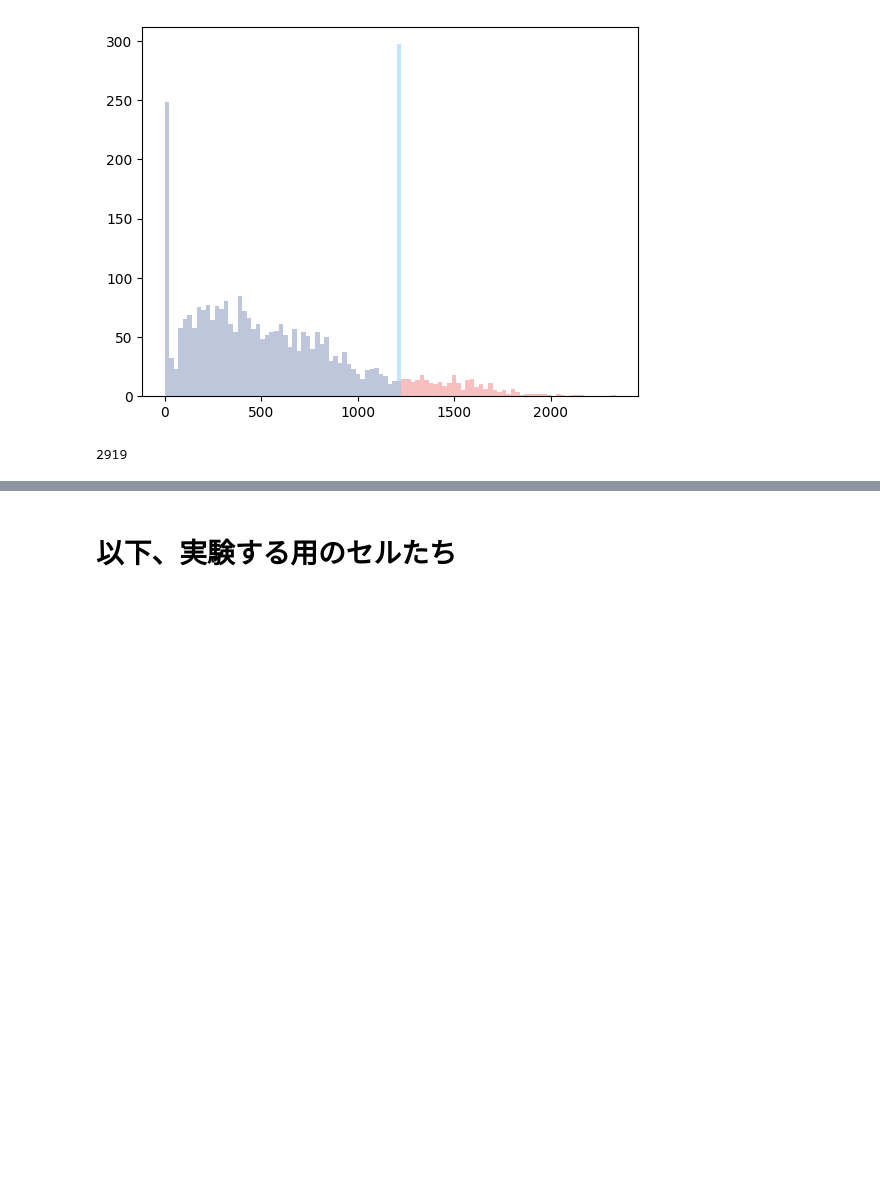
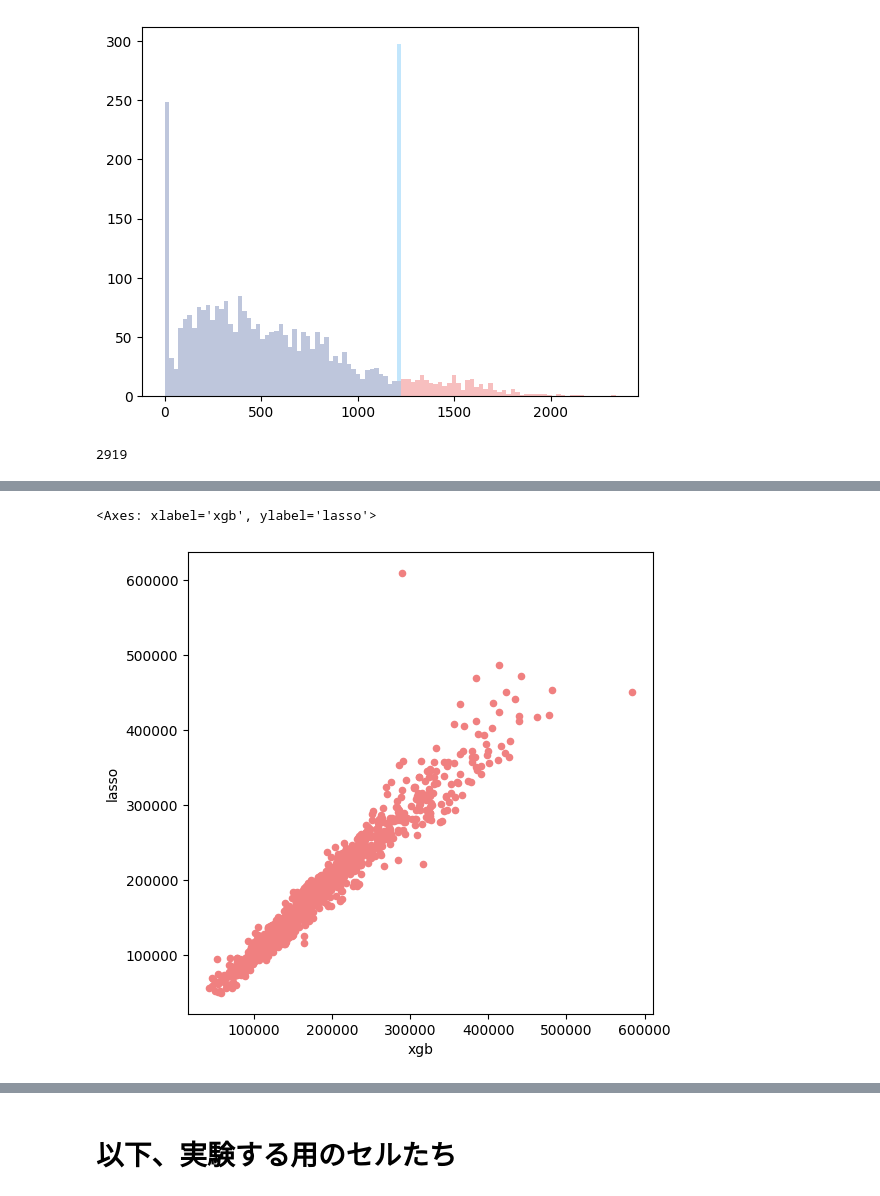
Before and after one commit to ntontonto/kaggle, a Jupyter notebook: house-prices/Feature_Engineering.ipynb, the cells around one changed output, grey strips where cells are left out. Cells and saved outputs as stored; diff of their text form; code cells hidden in the pictures; blank space fills up the shorter version.

```diff
--- a/house-prices/Feature_Engineering.ipynb
+++ b/house-prices/Feature_Engineering.ipynb
@@ -1289,0 +1557,3 @@ len(all_data_fe["BsmtUnfSF"])
+# %%
+pipeline_xgb.fit(train_X, train_y)
+pipeline_ridge.fit(train_X, train_y)
@@ -1289,0 +1578,3 @@ len(all_data_fe["BsmtUnfSF"])
+# %%
+xgb_preds = np.expm1(pipeline_xgb.predict(test_X))
+lasso_preds = np.expm1(pipeline_ridge.predict(test_X))
@@ -1289,0 +1583,6 @@ len(all_data_fe["BsmtUnfSF"])
+# %%
+predictions = pd.DataFrame({"xgb":list(xgb_preds), "lasso":list(lasso_preds)})
+predictions.plot(x = "xgb", y = "lasso", kind = "scatter")
+# %% [output]
+<Axes: xlabel='xgb', ylabel='lasso'>
+[figure, added]
```
Also changed, not shown: parts of 41 cells of this notebook.
